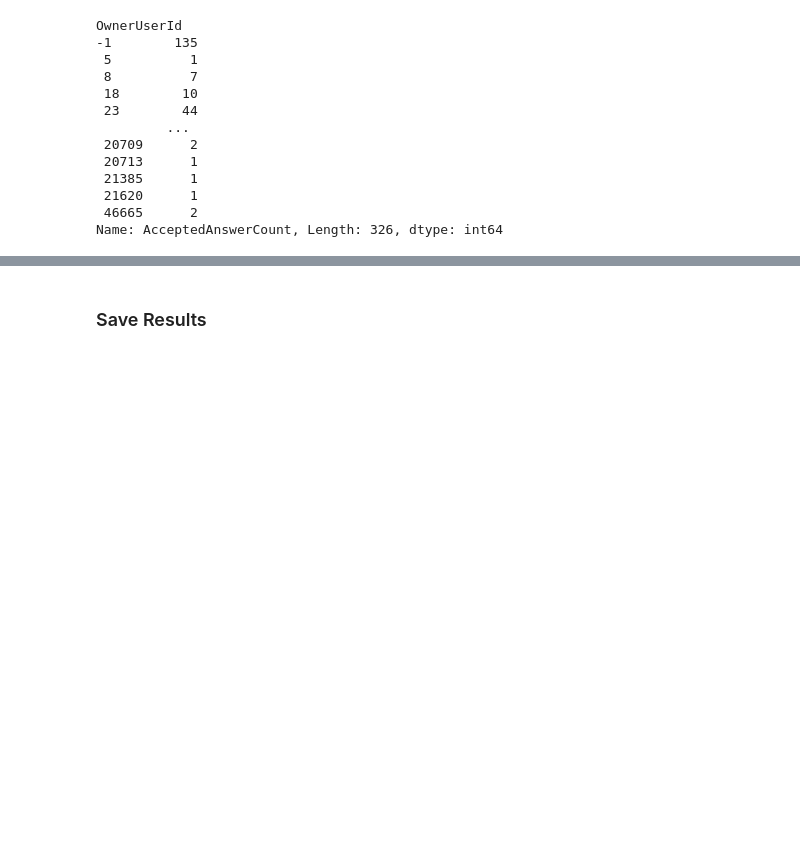
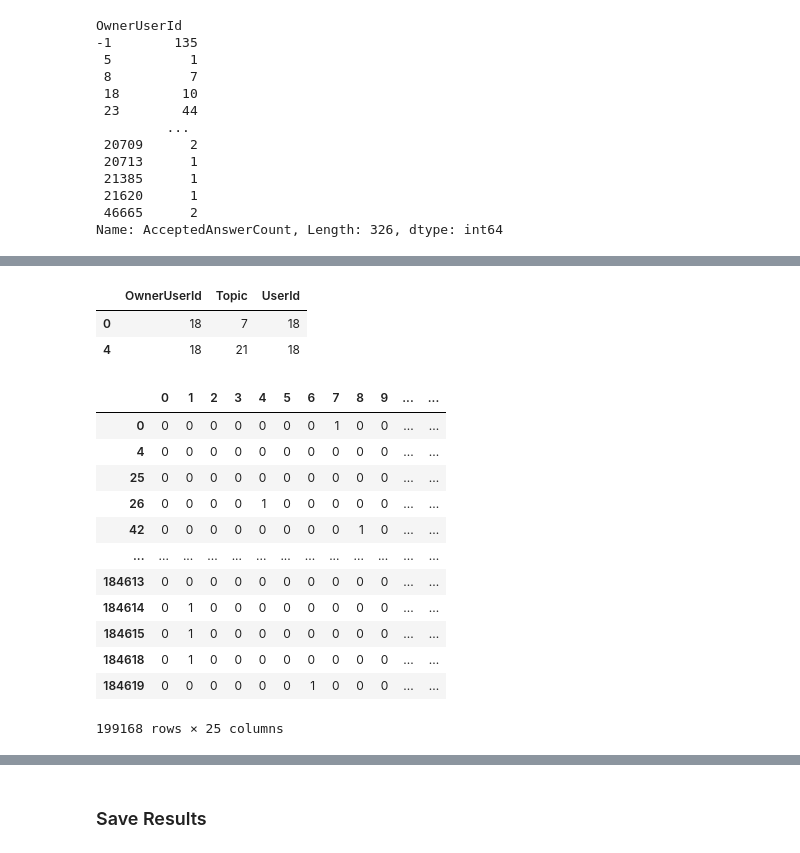
Before and after one commit to pierrehogenhaug/stackexchange_politics, a Jupyter notebook: sentiment.ipynb, the cells around one changed output, grey strips where cells are left out. Saved outputs shown, nothing was run; the diff lists cells and outputs as text; code cells hidden in the pictures; blank space fills up the shorter version.

```diff
--- a/sentiment.ipynb
+++ b/sentiment.ipynb
@@ -381,0 +312,15 @@ users_with_attributes.head()
+# %%
+questions_topic_distribution_vector = questions_with_sentiment[['OwnerUserId', 'Topic']].copy()
+answers_topic_distribution_vector = answers_with_sentiment[['OwnerUserId', 'AnswerTopic']].copy()
+comments_topic_distribution_vector = comments_with_sentiment[['UserId', 'CommentTopic']].copy()
+
+questions_topic_distribution_vector['UserId'] = questions_topic_distribution_vector['OwnerUserId']
+answers_topic_distribution_vector['UserId'] = answers_topic_distribution_vector['OwnerUserId']
+answers_topic_distribution_vector['Topic'] = answers_topic_distribution_vector['AnswerTopic']
+comments_topic_distribution_vector['Topic'] = comments_topic_distribution_vector['CommentTopic']
+
+questions_topic_distribution_vector.head(2)
+# %% [output]
+|  | OwnerUserId | Topic | UserId |
+| 0 | 18 | 7 | 18 |
+| 4 | 18 | 21 | 18 |
@@ -381,0 +335,18 @@ users_with_attributes.head()
+# %%
+# Step 1: One-Hot Encoding
+one_hot_encoded_topics = pd.get_dummies(combined_topic_distribution_df['Topic'])
+one_hot_encoded_topics
+# %% [output]
+|  | 0 | 1 | 2 | 3 | 4 | 5 | 6 | 7 | 8 | 9 | ... | ... |
+| 0 | 0 | 0 | 0 | 0 | 0 | 0 | 0 | 1 | 0 | 0 | ... | ... |
+| 4 | 0 | 0 | 0 | 0 | 0 | 0 | 0 | 0 | 0 | 0 | ... | ... |
+| 25 | 0 | 0 | 0 | 0 | 0 | 0 | 0 | 0 | 0 | 0 | ... | ... |
+| 26 | 0 | 0 | 0 | 0 | 1 | 0 | 0 | 0 | 0 | 0 | ... | ... |
+| 42 | 0 | 0 | 0 | 0 | 0 | 0 | 0 | 0 | 1 | 0 | ... | ... |
+| ... | ... | ... | ... | ... | ... | ... | ... | ... | ... | ... | ... | ... |
+| 184613 | 0 | 0 | 0 | 0 | 0 | 0 | 0 | 0 | 0 | 0 | ... | ... |
+| 184614 | 0 | 1 | 0 | 0 | 0 | 0 | 0 | 0 | 0 | 0 | ... | ... |
+| 184615 | 0 | 1 | 0 | 0 | 0 | 0 | 0 | 0 | 0 | 0 | ... | ... |
+| 184618 | 0 | 1 | 0 | 0 | 0 | 0 | 0 | 0 | 0 | 0 | ... | ... |
+| 184619 | 0 | 0 | 0 | 0 | 0 | 0 | 1 | 0 | 0 | 0 | ... | ... |
+199168 rows × 25 columns
```
Also changed, not shown: parts of 23 cells of this notebook, 1 other file.
